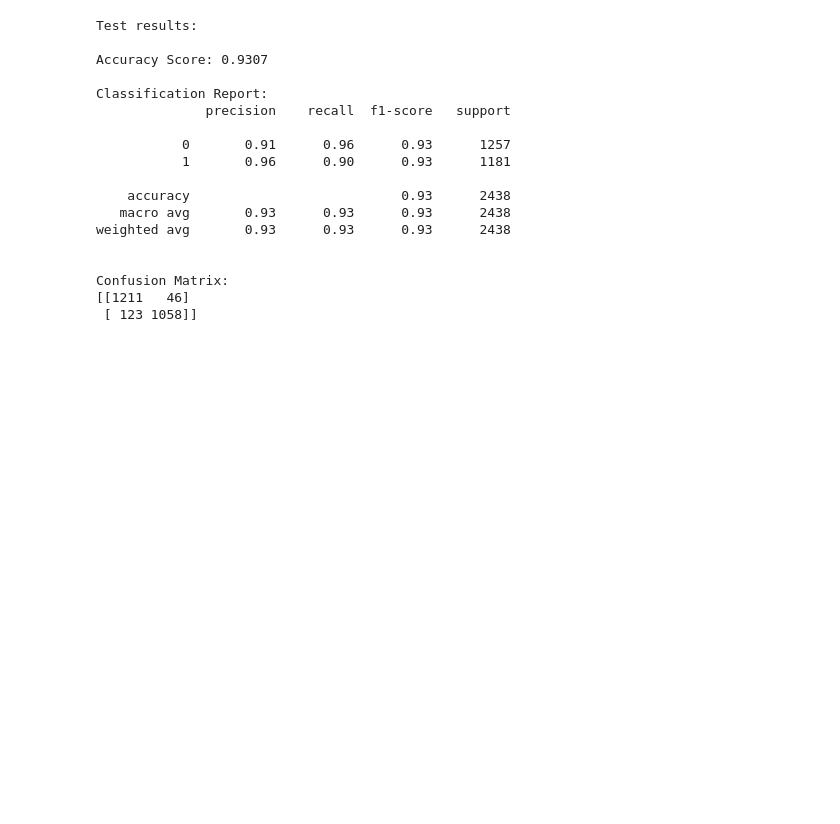
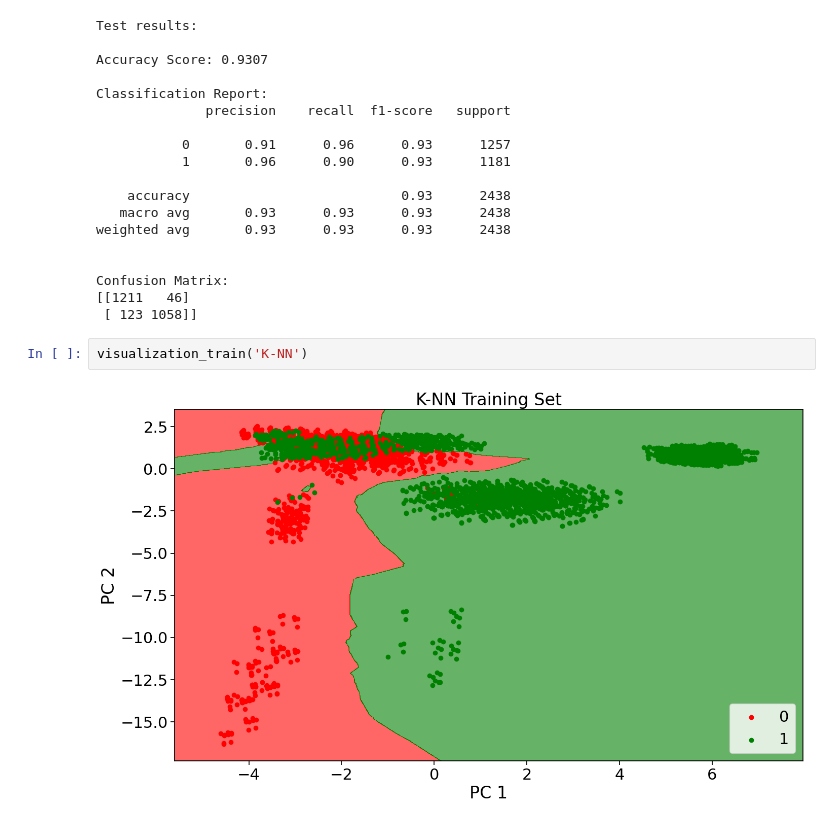
Before and after one commit to Shamiul-693/-Exploratory-Data-Analysis-and-Classification-Algorithms-on-Mushroom-Dataset, a Jupyter notebook: Exploratory_Data_Analysis_and_Classification_Algorithms_on_Mushroom_Dataset.ipynb, the cells around one changed output. Drawn from its saved outputs; the diff is of its cells as text; blank space fills up the shorter version.

```diff
--- a/Exploratory_Data_Analysis_and_Classification_Algorithms_on_Mushroom_Dataset.ipynb
+++ b/Exploratory_Data_Analysis_and_Classification_Algorithms_on_Mushroom_Dataset.ipynb
@@ -951,3 +951,7 @@ weighted avg       0.93      0.93      0.93      2438
 Confusion Matrix:
 [[1211   46]
  [ 123 1058]]
+# %%
+visualization_train('K-NN')
+# %% [output]
+[figure, added]
```
Also changed, not shown: parts of 4 cells of this notebook.
